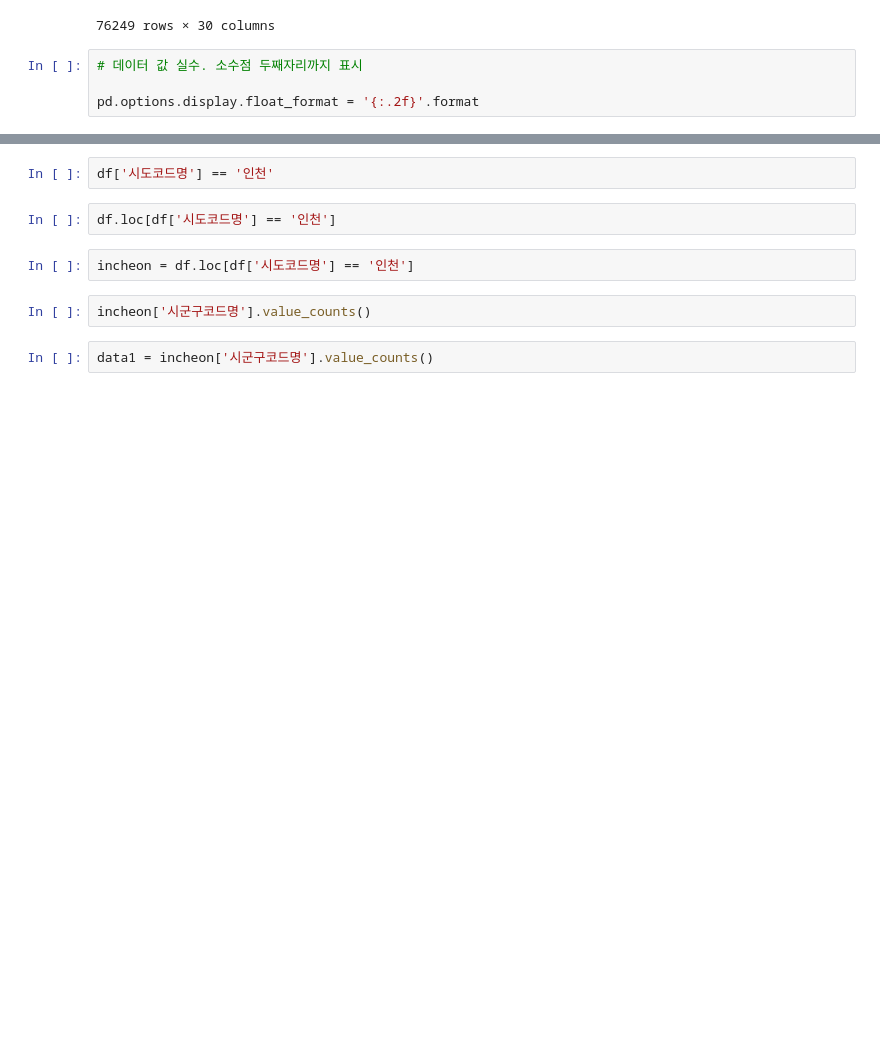
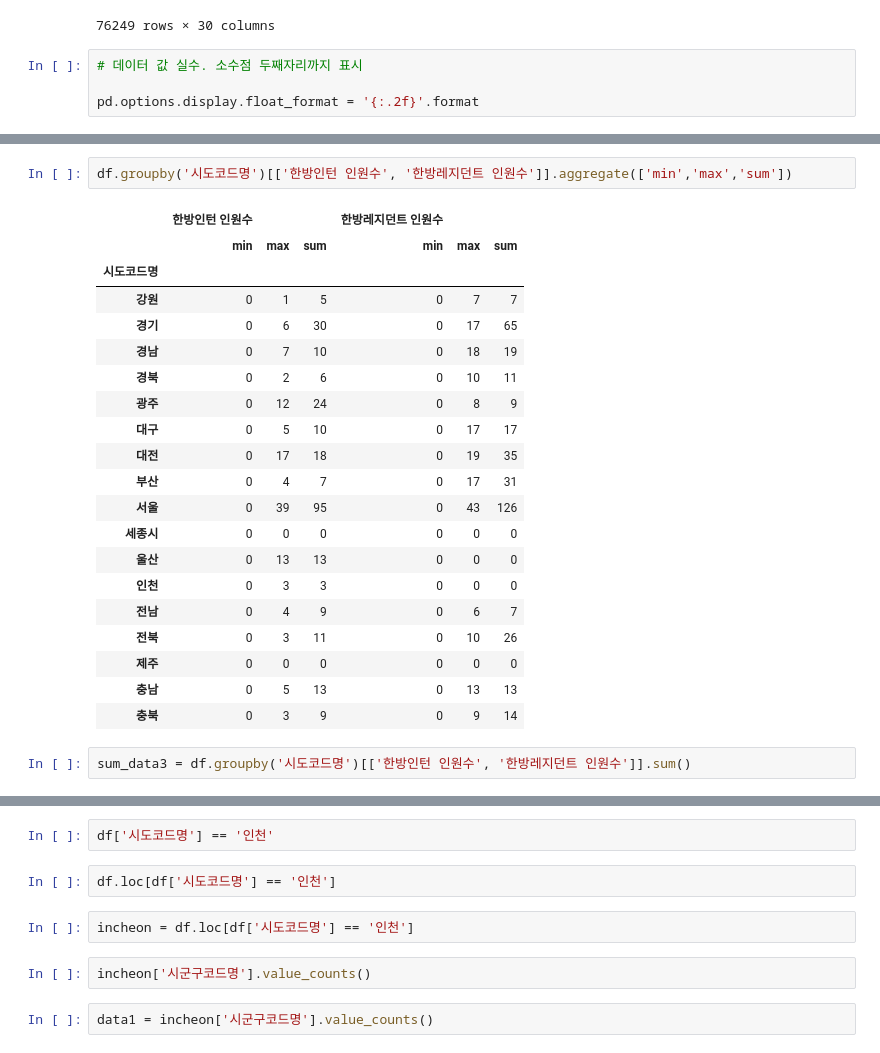
Before and after one commit to qooqookeke/car_greenhouse_gas, a Jupyter notebook: hospital.ipynb, the cells around one changed output, grey strips where cells are left out. Cells and saved outputs as stored; diff of their text form; blank space fills up the shorter version.

```diff
--- a/hospital.ipynb
+++ b/hospital.ipynb
@@ -531,0 +775,25 @@ Name: count, Length: 646, dtype: int64
+# %%
+df.groupby('시도코드명')[['한방인턴 인원수', '한방레지던트 인원수']].aggregate(['min','max','sum'])
+# %% [output]
+|  | 한방인턴 인원수 |  |  | 한방레지던트 인원수 |  |  |
+|  | min | max | sum | min | max | sum |
+| 시도코드명 |  |  |  |  |  |  |
+| 강원 | 0 | 1 | 5 | 0 | 7 | 7 |
+| 경기 | 0 | 6 | 30 | 0 | 17 | 65 |
+| 경남 | 0 | 7 | 10 | 0 | 18 | 19 |
+| 경북 | 0 | 2 | 6 | 0 | 10 | 11 |
+| 광주 | 0 | 12 | 24 | 0 | 8 | 9 |
+| 대구 | 0 | 5 | 10 | 0 | 17 | 17 |
+| 대전 | 0 | 17 | 18 | 0 | 19 | 35 |
+| 부산 | 0 | 4 | 7 | 0 | 17 | 31 |
+| 서울 | 0 | 39 | 95 | 0 | 43 | 126 |
+| 세종시 | 0 | 0 | 0 | 0 | 0 | 0 |
+| 울산 | 0 | 13 | 13 | 0 | 0 | 0 |
+| 인천 | 0 | 3 | 3 | 0 | 0 | 0 |
+| 전남 | 0 | 4 | 9 | 0 | 6 | 7 |
+| 전북 | 0 | 3 | 11 | 0 | 10 | 26 |
+| 제주 | 0 | 0 | 0 | 0 | 0 | 0 |
+| 충남 | 0 | 5 | 13 | 0 | 13 | 13 |
+| 충북 | 0 | 3 | 9 | 0 | 9 | 14 |
+# %%
+sum_data3 = df.groupby('시도코드명')[['한방인턴 인원수', '한방레지던트 인원수']].sum()
```
Also changed, not shown: parts of 47 cells of this notebook.
